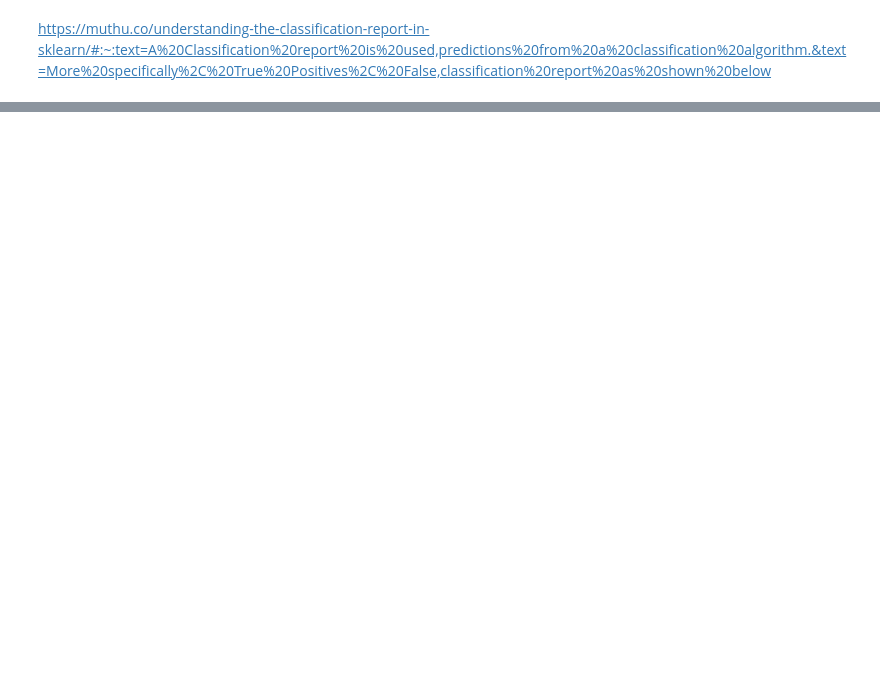
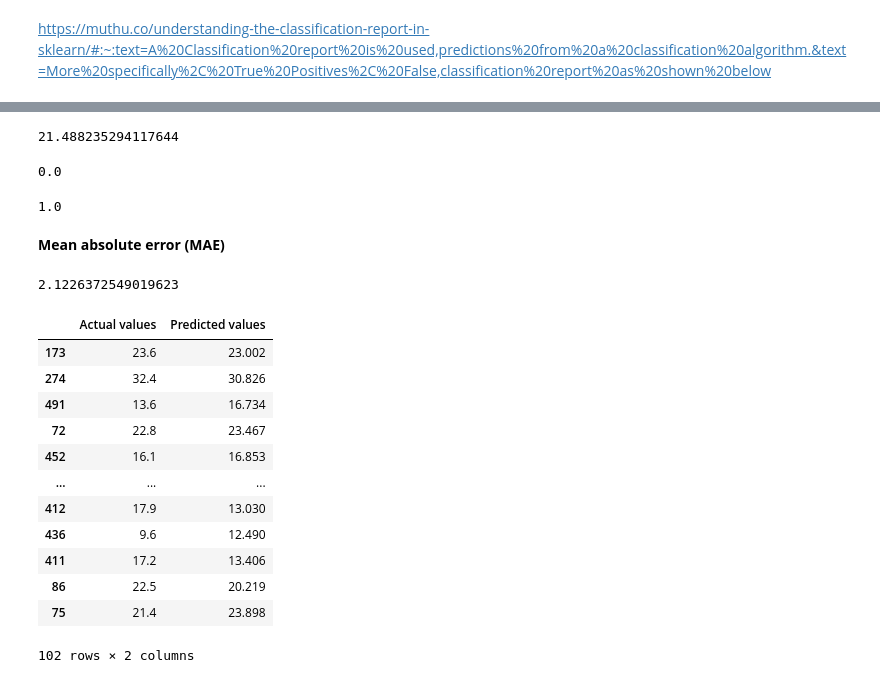
Before and after one commit to AnalystGagan/Scikit-learn-and-Neural-Networks, a Jupyter notebook: Scikit-learn - Detailed.ipynb, the cells around one changed output, grey strips where cells are left out. Drawn from its saved outputs; the diff is of its cells as text; code cells hidden in the pictures; blank space fills up the shorter version.

```diff
--- a/Scikit-learn - Detailed.ipynb
+++ b/Scikit-learn - Detailed.ipynb
@@ -1241,0 +1270,40 @@ https://muthu.co/understanding-the-classification-report-in-sklearn/#:~:text=A%2
+# %%
+y_test.mean()
+# %% [output]
+21.488235294117644
+# %%
+r2_score(y_test, y_test_mean)
+# %% [output]
+0.0
+# %%
+r2_score(y_test,y_test)
+# %% [output]
+1.0
+# %% [markdown]
+**Mean absolute error (MAE)**
+# %%
+from sklearn.metrics import mean_absolute_error
+
+y_preds = model.predict(X_test)
+
+mae = mean_absolute_error(y_test, y_preds)
+mae
+# %% [output]
+2.1226372549019623
+# %%
+df_mae = pd.DataFrame(data={"Actual values": y_test,"Predicted values": y_preds})
+df_mae
+# %% [output]
+|  | Actual values | Predicted values |
+| 173 | 23.6 | 23.002 |
+| 274 | 32.4 | 30.826 |
+| 491 | 13.6 | 16.734 |
+| 72 | 22.8 | 23.467 |
+| 452 | 16.1 | 16.853 |
+| ... | ... | ... |
+| 412 | 17.9 | 13.030 |
+| 436 | 9.6 | 12.490 |
+| 411 | 17.2 | 13.406 |
+| 86 | 22.5 | 20.219 |
+| 75 | 21.4 | 23.898 |
+102 rows × 2 columns
```
Also changed, not shown: parts of 61 cells of this notebook, 1 other file.
